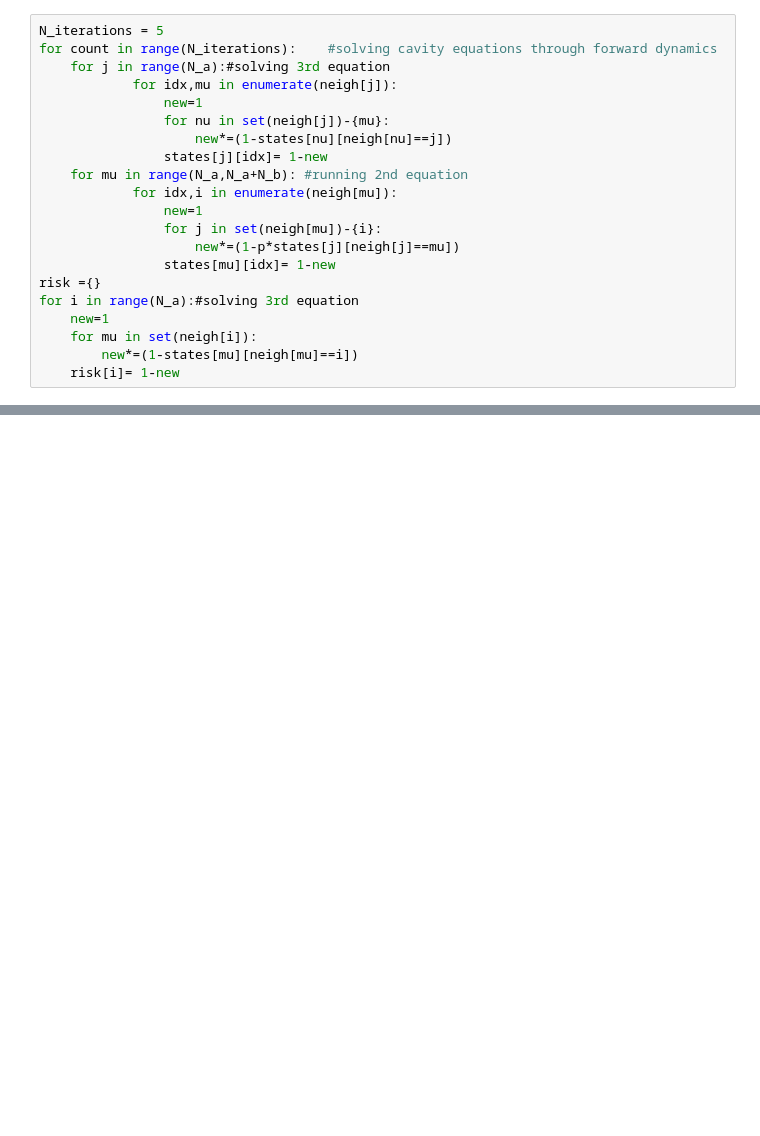
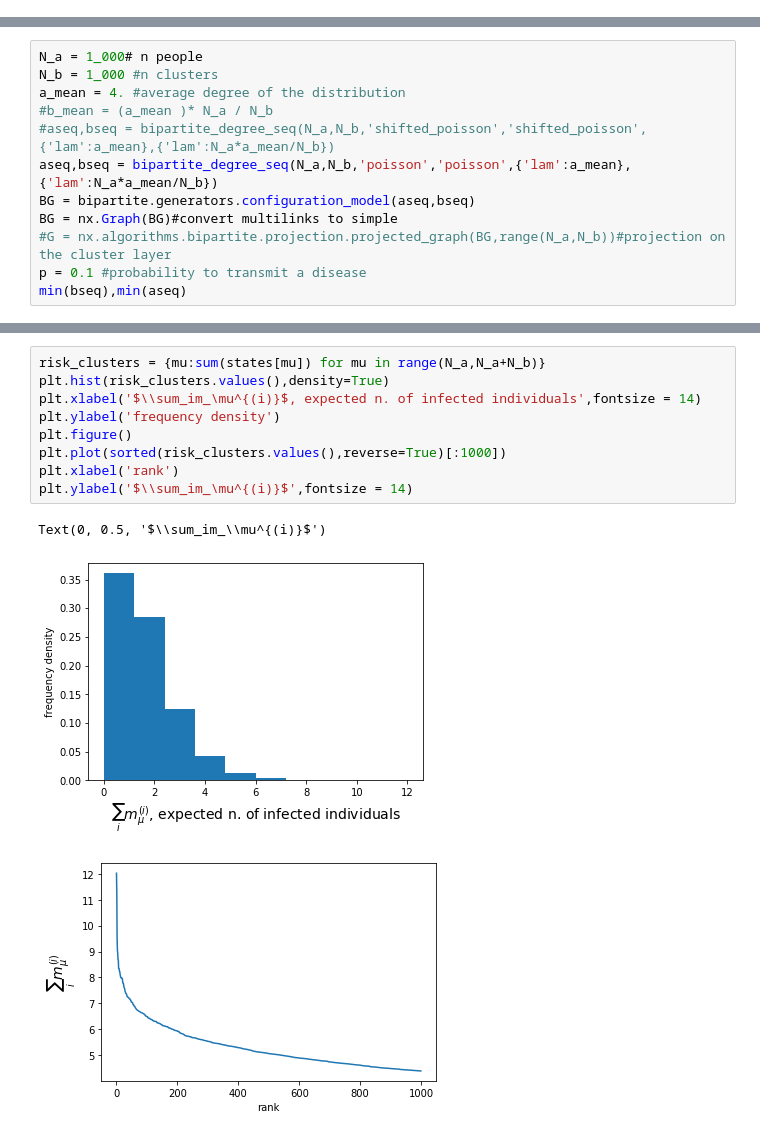
Before and after one commit to g-torr/percolation-clusters, a Jupyter notebook: single_instance.ipynb, the cells around one changed output, grey strips where cells are left out. Cells and saved outputs as stored; diff of their text form; blank space fills up the shorter version.

```diff
--- a/single_instance.ipynb
+++ b/single_instance.ipynb
@@ -52,21 +0,0 @@ Below the single instance cavity is computed
-# %%
-N_iterations = 5
-for count in range(N_iterations):    #solving cavity equations through forward dynamics
-    for j in range(N_a):#solving 3rd equation
-            for idx,mu in enumerate(neigh[j]):
-                new=1
-                for nu in set(neigh[j])-{mu}:
-                    new*=(1-states[nu][neigh[nu]==j])
-                states[j][idx]= 1-new
-    for mu in range(N_a,N_a+N_b): #running 2nd equation
-            for idx,i in enumerate(neigh[mu]):
-                new=1
-                for j in set(neigh[mu])-{i}:
-                    new*=(1-p*states[j][neigh[j]==mu])
-                states[mu][idx]= 1-new
-risk ={}
-for i in range(N_a):#solving 3rd equation
-    new=1
-    for mu in set(neigh[i]):
-        new*=(1-states[mu][neigh[mu]==i])
-    risk[i]= 1-new
@@ -82,0 +37,12 @@ Text(0.5, 1.0, '10000 inh., 5000 clusters, <cluster size> = 4.0, p=0.6')
+# %%
+N_a = 1_000# n people
+N_b = 1_000 #n clusters
+a_mean = 4. #average degree of the distribution
+#b_mean = (a_mean )* N_a / N_b
+#aseq,bseq = bipartite_degree_seq(N_a,N_b,'shifted_poisson','shifted_poisson',{'lam':a_mean},{'lam':N_a*a_mean/N_b})
+aseq,bseq = bipartite_degree_seq(N_a,N_b,'poisson','poisson',{'lam':a_mean},{'lam':N_a*a_mean/N_b})
+BG = bipartite.generators.configuration_model(aseq,bseq)
+BG = nx.Graph(BG)#convert multilinks to simple
+#G = nx.algorithms.bipartite.projection.projected_graph(BG,range(N_a,N_b))#projection on the cluster layer
+p = 0.1 #probability to transmit a disease
+min(bseq),min(aseq)
@@ -82,0 +273,13 @@ Text(0.5, 1.0, '10000 inh., 5000 clusters, <cluster size> = 4.0, p=0.6')
+# %%
+risk_clusters = {mu:sum(states[mu]) for mu in range(N_a,N_a+N_b)}
+plt.hist(risk_clusters.values(),density=True)
+plt.xlabel('$\\sum_im_\mu^{(i)}$, expected n. of infected individuals',fontsize = 14)
+plt.ylabel('frequency density')
+plt.figure()
+plt.plot(sorted(risk_clusters.values(),reverse=True)[:1000])
+plt.xlabel('rank')
+plt.ylabel('$\\sum_im_\mu^{(i)}$',fontsize = 14)
+# %% [output]
+Text(0, 0.5, '$\\sum_im_\\mu^{(i)}$')
+[figure, added]
+[figure, added]
```
Also changed, not shown: parts of 68 cells of this notebook, 57 other files.
